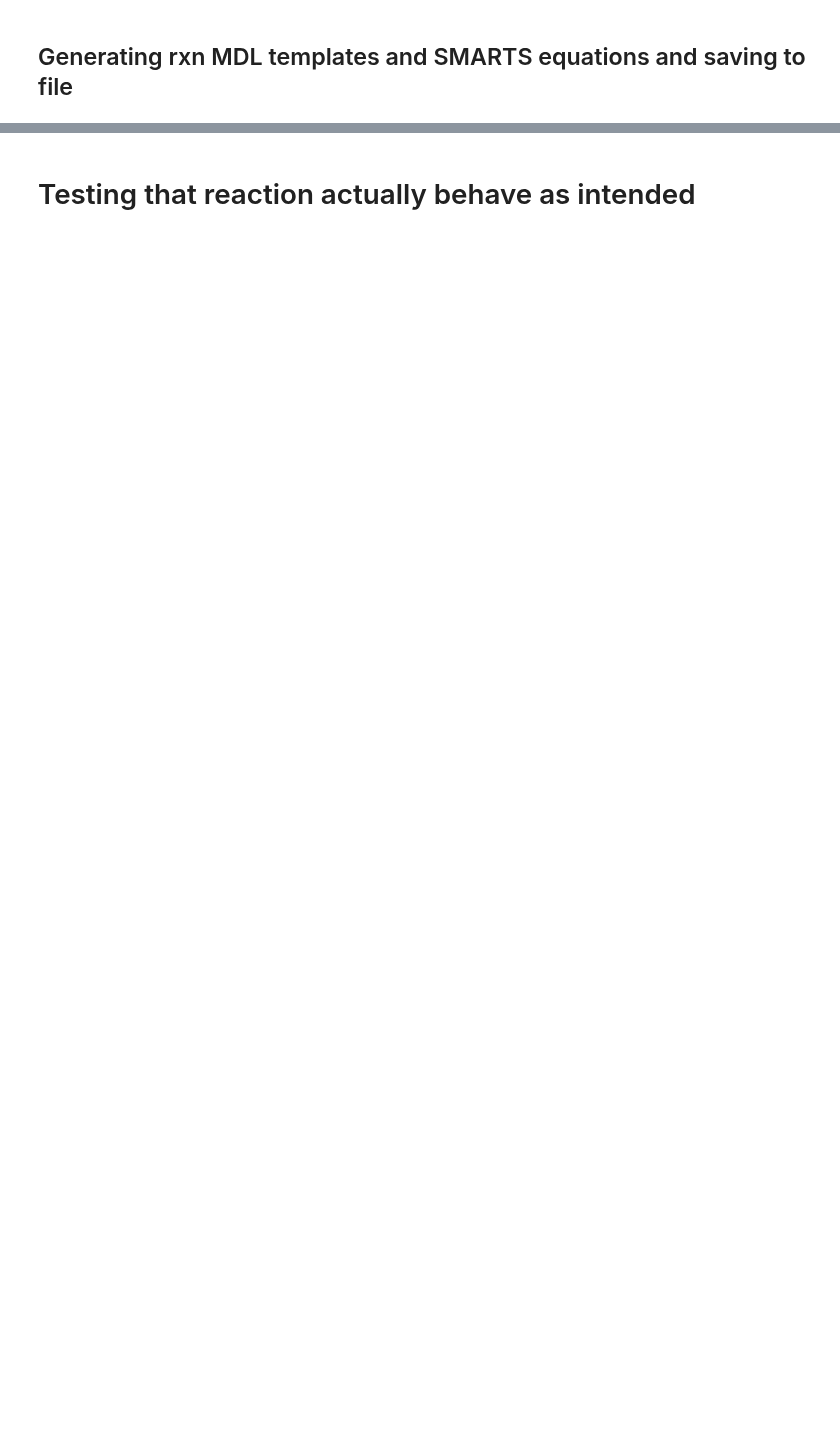
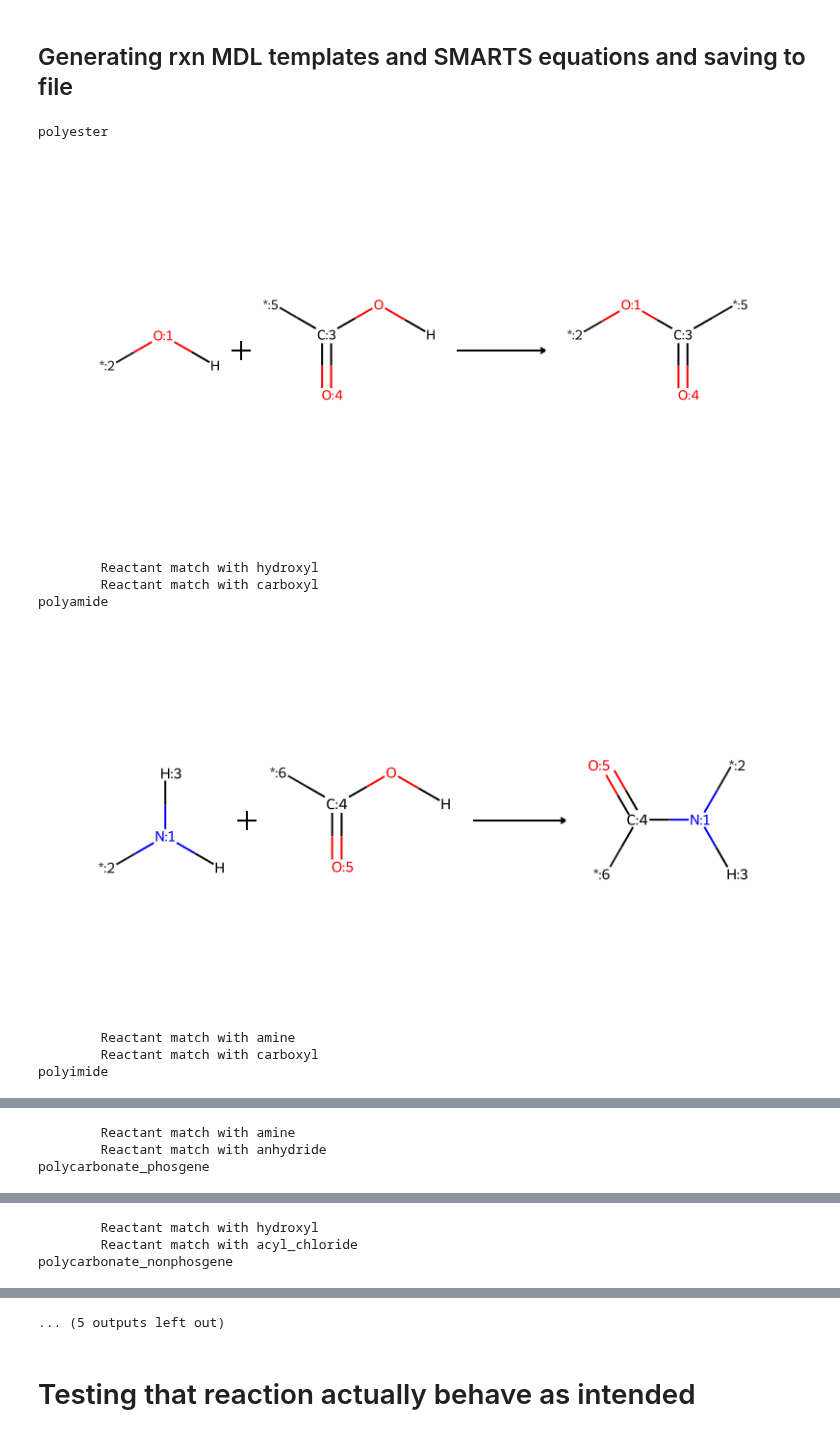
Before and after one commit to timbernat/NREL_polymers, a Jupyter notebook: reaction_def.ipynb, the cells around one changed output, grey strips where cells are left out. Cells and saved outputs as stored; diff of their text form; code cells hidden in the pictures; blank space fills up the shorter version.

```diff
--- a/reaction_def.ipynb
+++ b/reaction_def.ipynb
@@ -233,21 +274,32 @@ for mech_name, mech_schema in mechanisms.items():
 # %%
 rxns : dict[str, reactions.AnnotatedReaction] = {}
 rxn_smarts : dict[str, str] = {}
 rxn_groups = defaultdict(list)
 
 for mech_name, mech_schema in mechanisms.items():
     # assemble reaction
     print(mech_name)
     rxn = mech_schema.assemble_rxn(show_steps=False)
+    rxn.rxnname = mech_name # store mechanism name for reference
     display(rxn)
 
     # add functional group names to reactants (can't be done prior due to CombineMols() calls)
     for template in rxn.GetReactants():
         for group_name, fn_group in fn_groups.items():
             if template.HasSubstructMatch(fn_group):
                 template.SetProp('_Name', group_name)
                 rxn_groups[mech_name].append(group_name)
                 print(f'\tReactant match with {group_name}')
 
     rxns[mech_name] = rxn
     rxn_smarts[mech_name] = rdChemReactions.ReactionToSmarts(rxn)
+# %% [output]
+polyester
+[figure, added]
+        Reactant match with hydroxyl
+        Reactant match with carboxyl
+polyamide
+[figure, added]
+        Reactant match with amine
+        Reactant match with carboxyl
+polyimide
@@ -253,0 +307,3 @@ for mech_name, mech_schema in mechanisms.items():
+        Reactant match with amine
+        Reactant match with anhydride
+polycarbonate_phosgene
@@ -253,0 +311,3 @@ for mech_name, mech_schema in mechanisms.items():
+        Reactant match with hydroxyl
+        Reactant match with acyl_chloride
+polycarbonate_nonphosgene
@@ -254,3 +319,4 @@ for mech_name, mech_schema in mechanisms.items():
+... (5 outputs left out)
 # %%
 with (RXN_FILES_PATH / 'rxn_smarts.json').open('w') as file:
     json.dump(rxn_smarts, file, indent=4)
```
Also changed, not shown: parts of 9 cells of this notebook, 1 other file.
